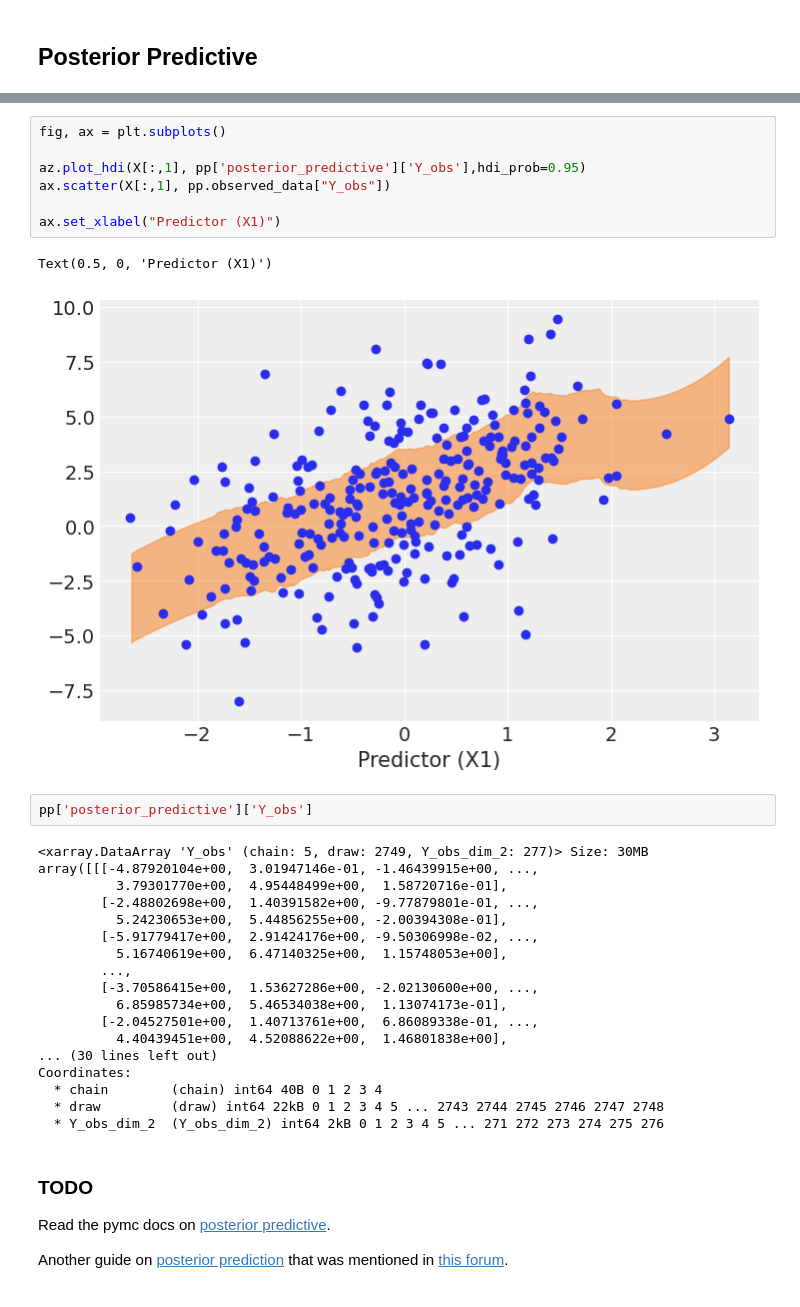
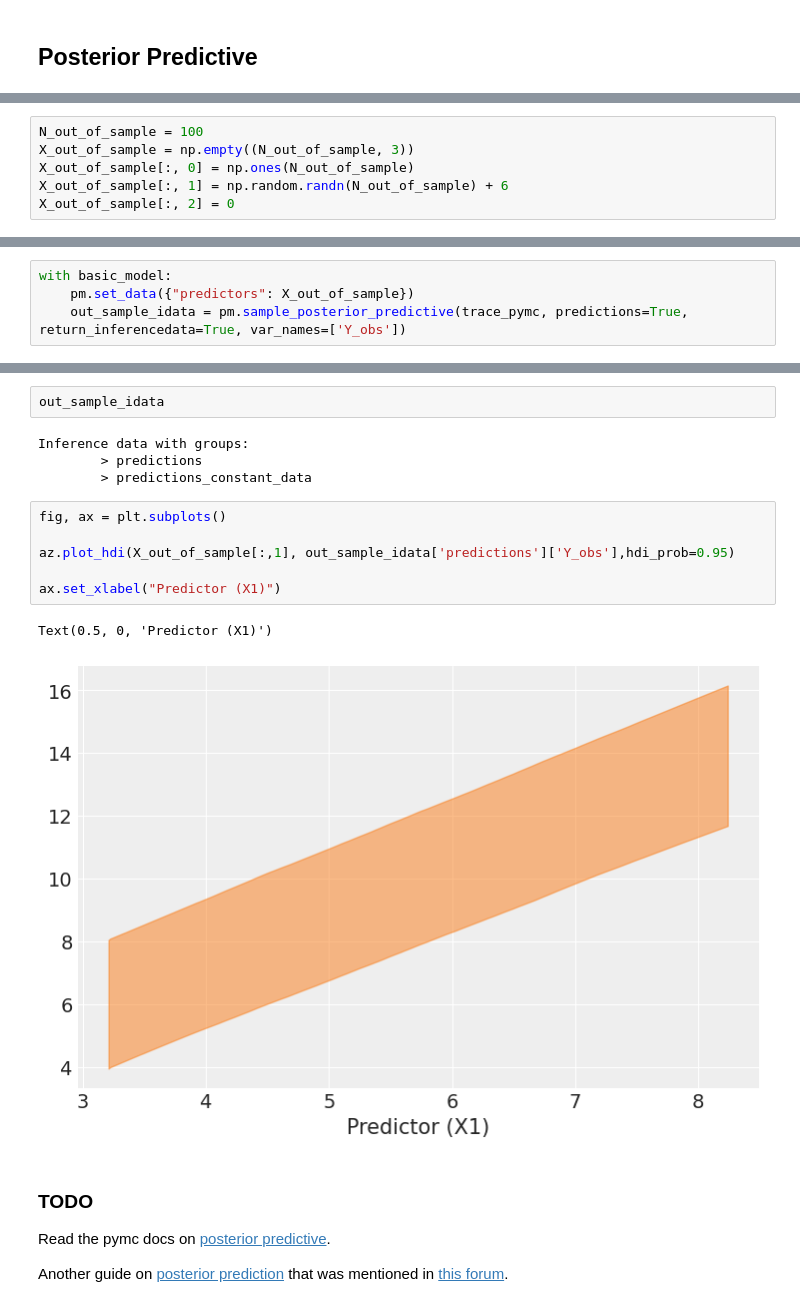
Before and after one commit to JakeRobertBaker/pymc_prophet, a Jupyter notebook: scratch_nuitpie.ipynb, the cells around one changed output, grey strips where cells are left out. Drawn from its saved outputs; the diff is of its cells as text.

```diff
--- a/scratch_nuitpie.ipynb
+++ b/scratch_nuitpie.ipynb
@@ -131,0 +173,6 @@ Attributes:
+# %%
+N_out_of_sample = 100
+X_out_of_sample = np.empty((N_out_of_sample, 3))
+X_out_of_sample[:, 0] = np.ones(N_out_of_sample)
+X_out_of_sample[:, 1] = np.random.randn(N_out_of_sample) + 6
+X_out_of_sample[:, 2] = 0
@@ -131,0 +183,4 @@ Attributes:
+# %%
+with basic_model:
+    pm.set_data({"predictors": X_out_of_sample})
+    out_sample_idata = pm.sample_posterior_predictive(trace_pymc, predictions=True, return_inferencedata=True, var_names=['Y_obs'])
@@ -132,33 +191,18 @@ Attributes:
+# %%
+out_sample_idata
+# %% [output]
+Inference data with groups:
+        > predictions
+        > predictions_constant_data
 # %%
 fig, ax = plt.subplots()
 
-az.plot_hdi(X[:,1], pp['posterior_predictive']['Y_obs'],hdi_prob=0.95)
-ax.scatter(X[:,1], pp.observed_data["Y_obs"])
+az.plot_hdi(X_out_of_sample[:,1], out_sample_idata['predictions']['Y_obs'],hdi_prob=0.95)
 
 ax.set_xlabel("Predictor (X1)")
 # %% [output]
 Text(0.5, 0, 'Predictor (X1)')
-[figure, old version]
+[figure, new version]
-# %%
-pp['posterior_predictive']['Y_obs']
-# %% [output]
-<xarray.DataArray 'Y_obs' (chain: 5, draw: 2749, Y_obs_dim_2: 277)> Size: 30MB
-array([[[-4.87920104e+00,  3.01947146e-01, -1.46439915e+00, ...,
-          3.79301770e+00,  4.95448499e+00,  1.58720716e-01],
-        [-2.48802698e+00,  1.40391582e+00, -9.77879801e-01, ...,
-          5.24230653e+00,  5.44856255e+00, -2.00394308e-01],
-        [-5.91779417e+00,  2.91424176e+00, -9.50306998e-02, ...,
-          5.16740619e+00,  6.47140325e+00,  1.15748053e+00],
-        ...,
-        [-3.70586415e+00,  1.53627286e+00, -2.02130600e+00, ...,
-          6.85985734e+00,  5.46534038e+00,  1.13074173e-01],
-        [-2.04527501e+00,  1.40713761e+00,  6.86089338e-01, ...,
-          4.40439451e+00,  4.52088622e+00,  1.46801838e+00],
-... (30 lines left out)
-Coordinates:
-  * chain        (chain) int64 40B 0 1 2 3 4
-  * draw         (draw) int64 22kB 0 1 2 3 4 5 ... 2743 2744 2745 2746 2747 2748
-  * Y_obs_dim_2  (Y_obs_dim_2) int64 2kB 0 1 2 3 4 5 ... 271 272 273 274 275 276
 # %% [markdown]
 ### TODO
 
```
Also changed, not shown: parts of 19 cells of this notebook, 3 other files.
